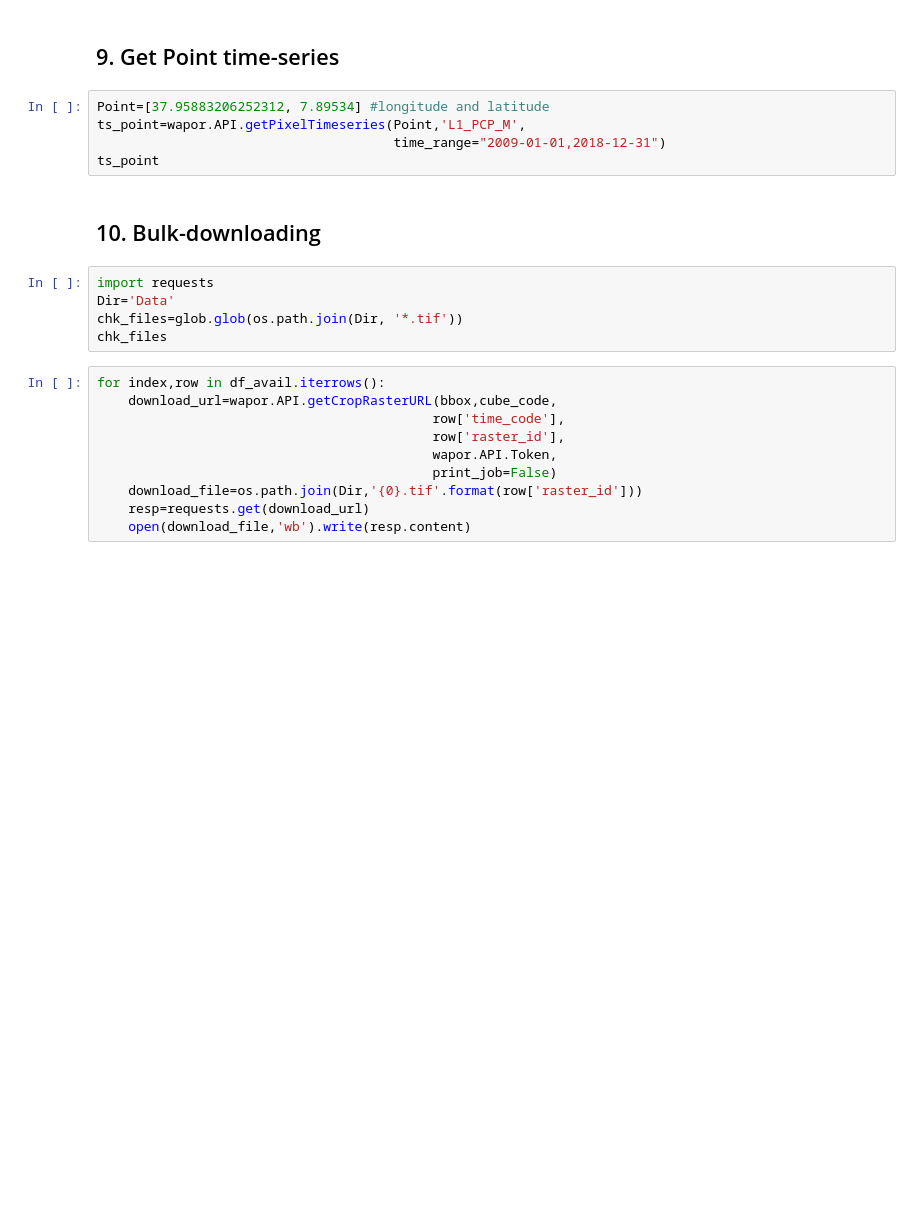
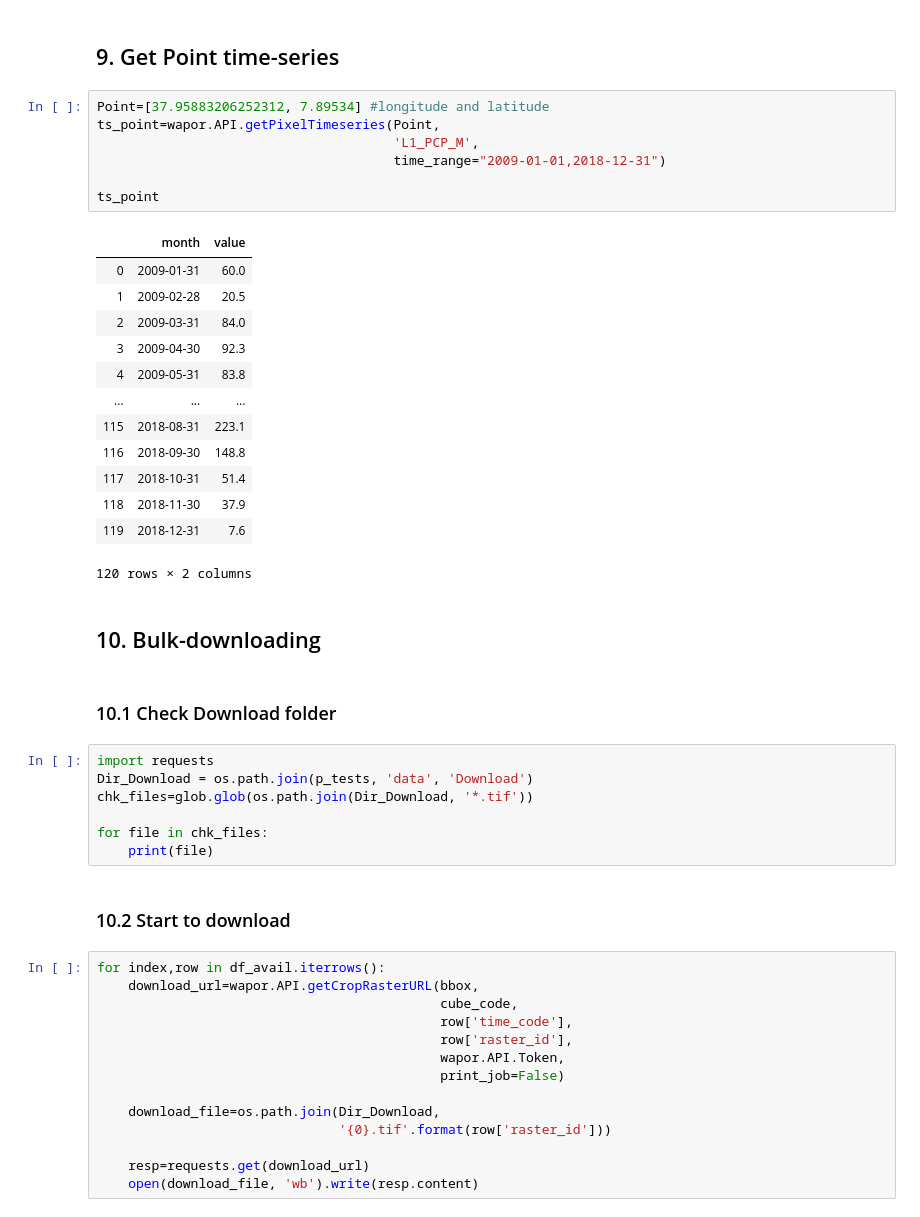
Before and after one commit to IHEProjects/WaPOR, a Jupyter notebook: notebooks/test_wapor.ipynb, the cells around one changed output. Drawn from its saved outputs; the diff is of its cells as text; blank space fills up the shorter version.

```diff
--- a/notebooks/test_wapor.ipynb
+++ b/notebooks/test_wapor.ipynb
@@ -171,23 +200,49 @@ AttributeError: 'NoneType' object has no attribute 'GetLayer'
 ## 9. Get Point time-series
 # %%
 Point=[37.95883206252312, 7.89534] #longitude and latitude
-ts_point=wapor.API.getPixelTimeseries(Point,'L1_PCP_M',
+ts_point=wapor.API.getPixelTimeseries(Point,
+                                      'L1_PCP_M',
                                       time_range="2009-01-01,2018-12-31")
+
 ts_point
+# %% [output]
+|  | month | value |
+| 0 | 2009-01-31 | 60.0 |
+| 1 | 2009-02-28 | 20.5 |
+| 2 | 2009-03-31 | 84.0 |
+| 3 | 2009-04-30 | 92.3 |
+| 4 | 2009-05-31 | 83.8 |
+| ... | ... | ... |
+| 115 | 2018-08-31 | 223.1 |
+| 116 | 2018-09-30 | 148.8 |
+| 117 | 2018-10-31 | 51.4 |
+| 118 | 2018-11-30 | 37.9 |
+| 119 | 2018-12-31 | 7.6 |
+120 rows × 2 columns
 # %% [markdown]
 ## 10. Bulk-downloading
+# %% [markdown]
+### 10.1 Check Download folder
 # %%
 import requests
-Dir='Data'
-chk_files=glob.glob(os.path.join(Dir, '*.tif'))
-chk_files
+Dir_Download = os.path.join(p_tests, 'data', 'Download')
+chk_files=glob.glob(os.path.join(Dir_Download, '*.tif'))
+
+for file in chk_files:
+    print(file)
+# %% [markdown]
+### 10.2 Start to download
 # %%
 for index,row in df_avail.iterrows():
-    download_url=wapor.API.getCropRasterURL(bbox,cube_code,
-                                           row['time_code'],
-                                           row['raster_id'],
-                                           wapor.API.Token,
-                                           print_job=False)
-    download_file=os.path.join(Dir,'{0}.tif'.format(row['raster_id']))
+    download_url=wapor.API.getCropRasterURL(bbox,
+                                            cube_code,
+                                            row['time_code'],
+                                            row['raster_id'],
+                                            wapor.API.Token,
+                                            print_job=False)
+
+    download_file=os.path.join(Dir_Download,
+                               '{0}.tif'.format(row['raster_id']))
+
     resp=requests.get(download_url)
-    open(download_file,'wb').write(resp.content)
+    open(download_file, 'wb').write(resp.content)
```
Also changed, not shown: parts of 13 cells of this notebook, 8 other files.
